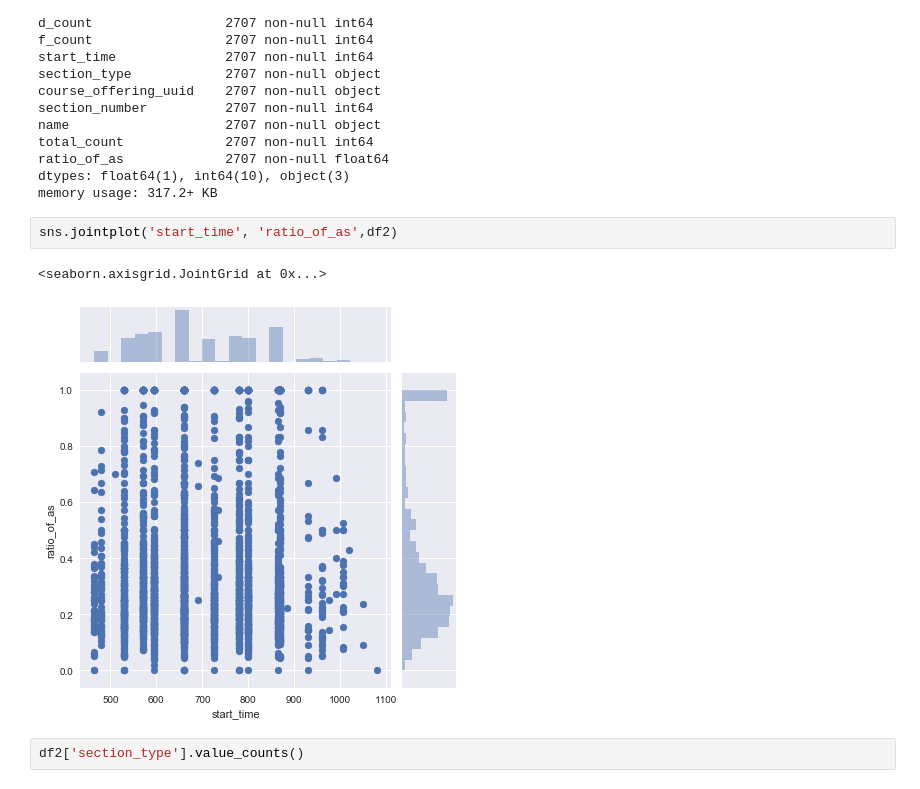
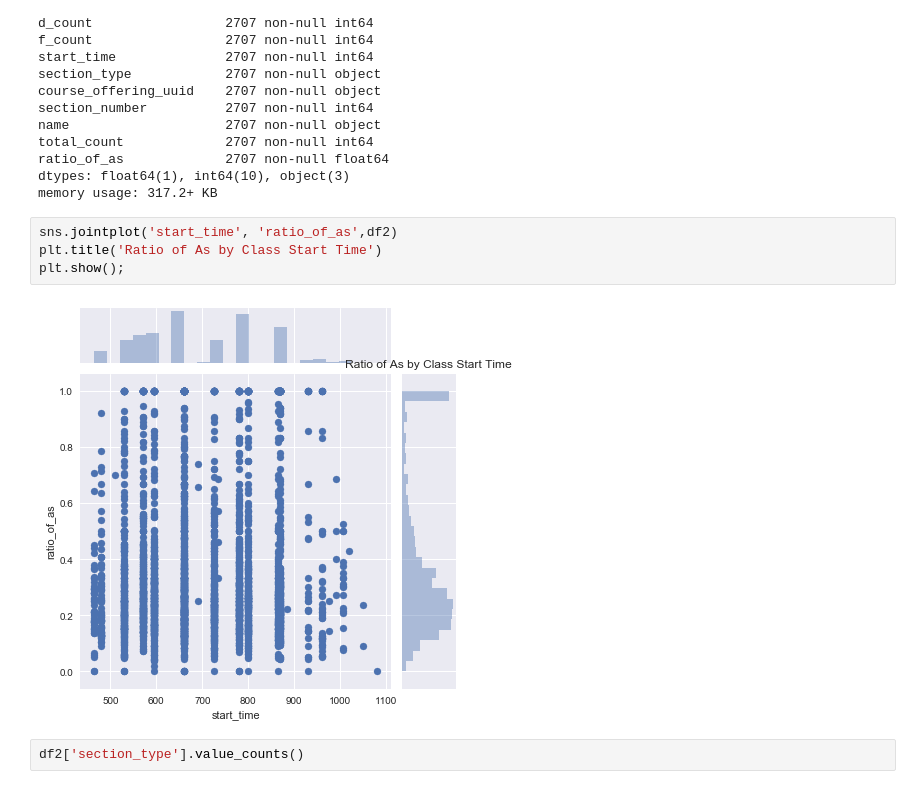
Before and after one commit to kayschulz/build_course_schedule, a Jupyter notebook: math_time_and_grades.ipynb, the cells around one changed output. Cells and saved outputs as stored; diff of their text form.

```diff
--- a/math_time_and_grades.ipynb
+++ b/math_time_and_grades.ipynb
@@ -201,9 +202,10 @@ dtypes: float64(1), int64(10), object(3)
 memory usage: 317.2+ KB
 # %%
 sns.jointplot('start_time', 'ratio_of_as',df2)
+plt.title('Ratio of As by Class Start Time')
+plt.show();
 # %% [output]
-<seaborn.axisgrid.JointGrid at 0x...>
-[figure, old version]
+[figure, new version]
 # %%
 df2['section_type'].value_counts()
 # %% [output]
```
Also changed, not shown: parts of 5 cells of this notebook.
